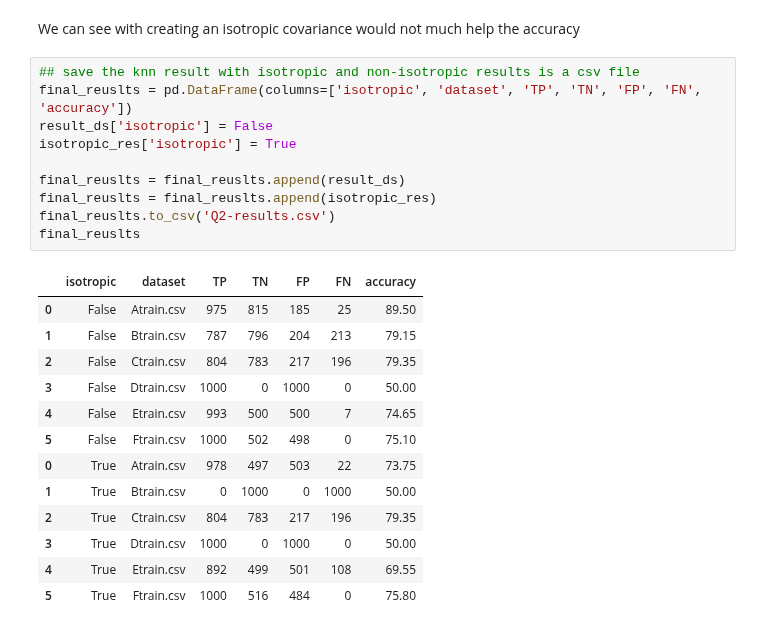
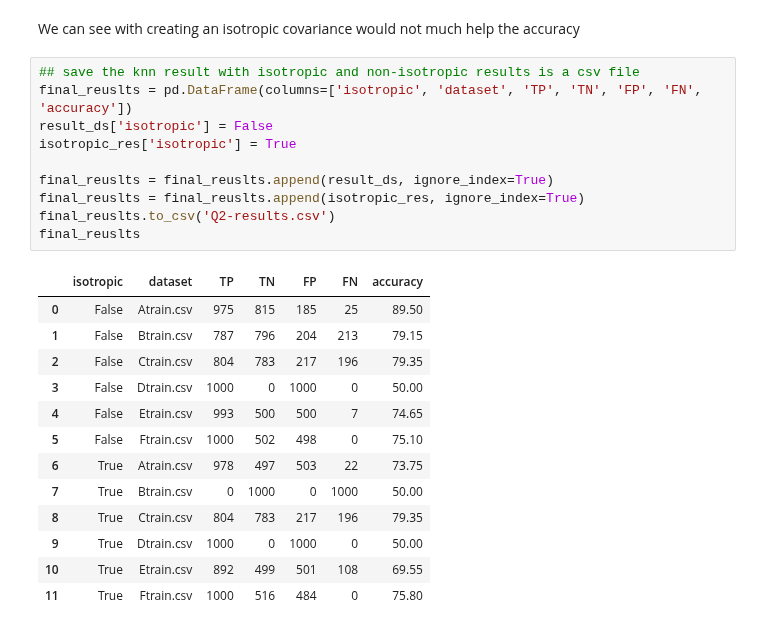
Before and after one commit to amindadgar/Pattern-Recognition, a Jupyter notebook: HW3/Q2/Q2_main.ipynb, the cells around one changed output. Saved outputs shown, nothing was run; the diff lists cells and outputs as text.

```diff
--- a/HW3/Q2/Q2_main.ipynb
+++ b/HW3/Q2/Q2_main.ipynb
@@ -360,24 +360,24 @@ We can see with creating an isotropic covariance would not much help the accurac
 # %%
 ## save the knn result with isotropic and non-isotropic results is a csv file
 final_reuslts = pd.DataFrame(columns=['isotropic', 'dataset', 'TP', 'TN', 'FP', 'FN', 'accuracy'])
 result_ds['isotropic'] = False
 isotropic_res['isotropic'] = True
 
-final_reuslts = final_reuslts.append(result_ds)
-final_reuslts = final_reuslts.append(isotropic_res)
+final_reuslts = final_reuslts.append(result_ds, ignore_index=True)
+final_reuslts = final_reuslts.append(isotropic_res, ignore_index=True)
 final_reuslts.to_csv('Q2-results.csv')
 final_reuslts
 # %% [output]
 |  | isotropic | dataset | TP | TN | FP | FN | accuracy |
 | 0 | False | Atrain.csv | 975 | 815 | 185 | 25 | 89.50 |
 | 1 | False | Btrain.csv | 787 | 796 | 204 | 213 | 79.15 |
 | 2 | False | Ctrain.csv | 804 | 783 | 217 | 196 | 79.35 |
 | 3 | False | Dtrain.csv | 1000 | 0 | 1000 | 0 | 50.00 |
 | 4 | False | Etrain.csv | 993 | 500 | 500 | 7 | 74.65 |
 | 5 | False | Ftrain.csv | 1000 | 502 | 498 | 0 | 75.10 |
-| 0 | True | Atrain.csv | 978 | 497 | 503 | 22 | 73.75 |
-| 1 | True | Btrain.csv | 0 | 1000 | 0 | 1000 | 50.00 |
-| 2 | True | Ctrain.csv | 804 | 783 | 217 | 196 | 79.35 |
-| 3 | True | Dtrain.csv | 1000 | 0 | 1000 | 0 | 50.00 |
-| 4 | True | Etrain.csv | 892 | 499 | 501 | 108 | 69.55 |
-| 5 | True | Ftrain.csv | 1000 | 516 | 484 | 0 | 75.80 |
+| 6 | True | Atrain.csv | 978 | 497 | 503 | 22 | 73.75 |
+| 7 | True | Btrain.csv | 0 | 1000 | 0 | 1000 | 50.00 |
+| 8 | True | Ctrain.csv | 804 | 783 | 217 | 196 | 79.35 |
+| 9 | True | Dtrain.csv | 1000 | 0 | 1000 | 0 | 50.00 |
+| 10 | True | Etrain.csv | 892 | 499 | 501 | 108 | 69.55 |
+| 11 | True | Ftrain.csv | 1000 | 516 | 484 | 0 | 75.80 |
```
Also changed, not shown: 3 other files.
